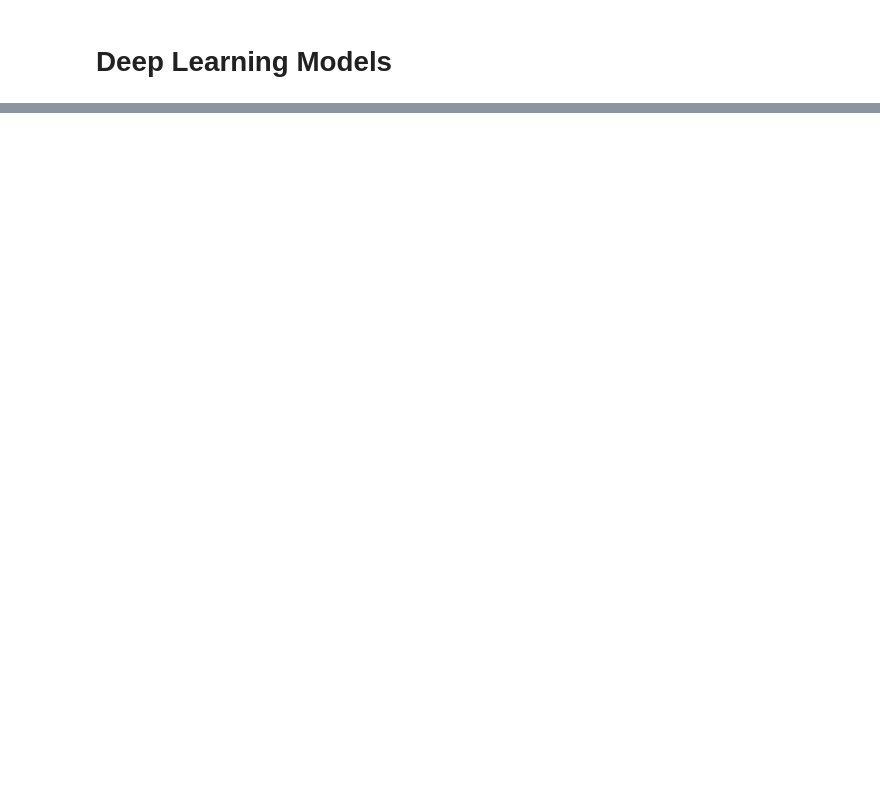
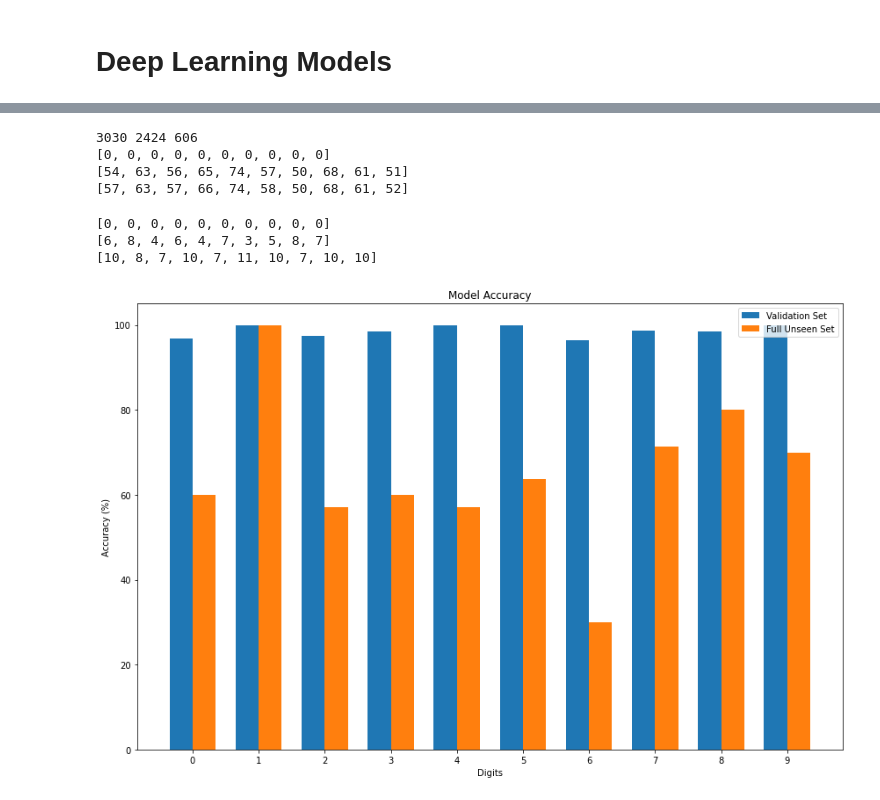
Before and after one commit to Ali-Sab/aps360_project, a Jupyter notebook: APS360_Project.ipynb, the cells around one changed output, grey strips where cells are left out. Drawn from its saved outputs; the diff is of its cells as text; code cells hidden in the pictures; blank space fills up the shorter version.

```diff
--- a/APS360_Project.ipynb
+++ b/APS360_Project.ipynb
@@ -650,3 +688,42 @@ print(err, loss)
+# %%
+train_loader, val_loader = get_data_loader(
+          train_dataset, 64, 0.8)
+
+
+class_accuracies_val = evaluate_class(net1, val_loader, nn.CrossEntropyLoss(), 10)
+# %% [output]
+3030 2424 606
+[0, 0, 0, 0, 0, 0, 0, 0, 0, 0]
+[54, 63, 56, 65, 74, 57, 50, 68, 61, 51]
+[57, 63, 57, 66, 74, 58, 50, 68, 61, 52]
+# %%
+class_accuracies_unseen = evaluate_class(net1, unseen_loader, nn.CrossEntropyLoss(), 10)
+# %% [output]
+[0, 0, 0, 0, 0, 0, 0, 0, 0, 0]
+[6, 8, 4, 6, 4, 7, 3, 5, 8, 7]
+[10, 8, 7, 10, 7, 11, 10, 7, 10, 10]
+# %%
+ind = np.arange(10)
+fig, ax = plt.subplots()
+
+width = 0.35
+
+rect = ax.bar(ind-width/2, class_accuracies*100, width, label='Validation Set')
+rect2 = ax.bar(ind+width/2, class_accuracies_unseen*100, width, label='Full Unseen Set')
+
+ax.set_ylabel('Accuracy (%)')
+ax.set_title('Model Accuracy')
+ax.set_xlabel('Digits')
+ax.set_xticks(ind)
+ax.set_xticklabels([0, 1, 2, 3, 4, 5, 6, 7, 8, 9])
+ax.legend()
+
+#ax.bar_label(rects1, padding=3)
+#ax.bar_label(rects2, padding=3)
+fig.tight_layout()
+plt.show()
+# %% [output]
+[figure, added]
 # %%
 net2 = DigitRecognitionNet2()
 if use_cuda:
```
Also changed, not shown: parts of 13 cells of this notebook.
